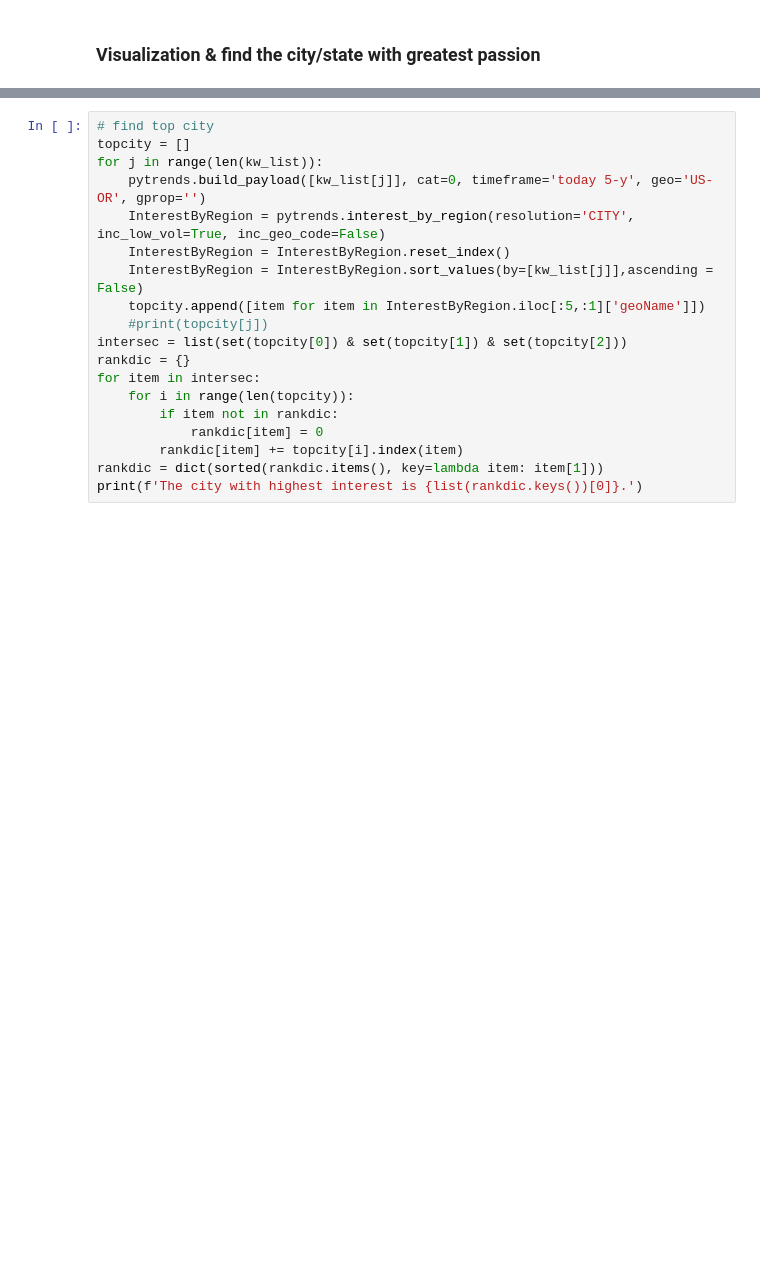
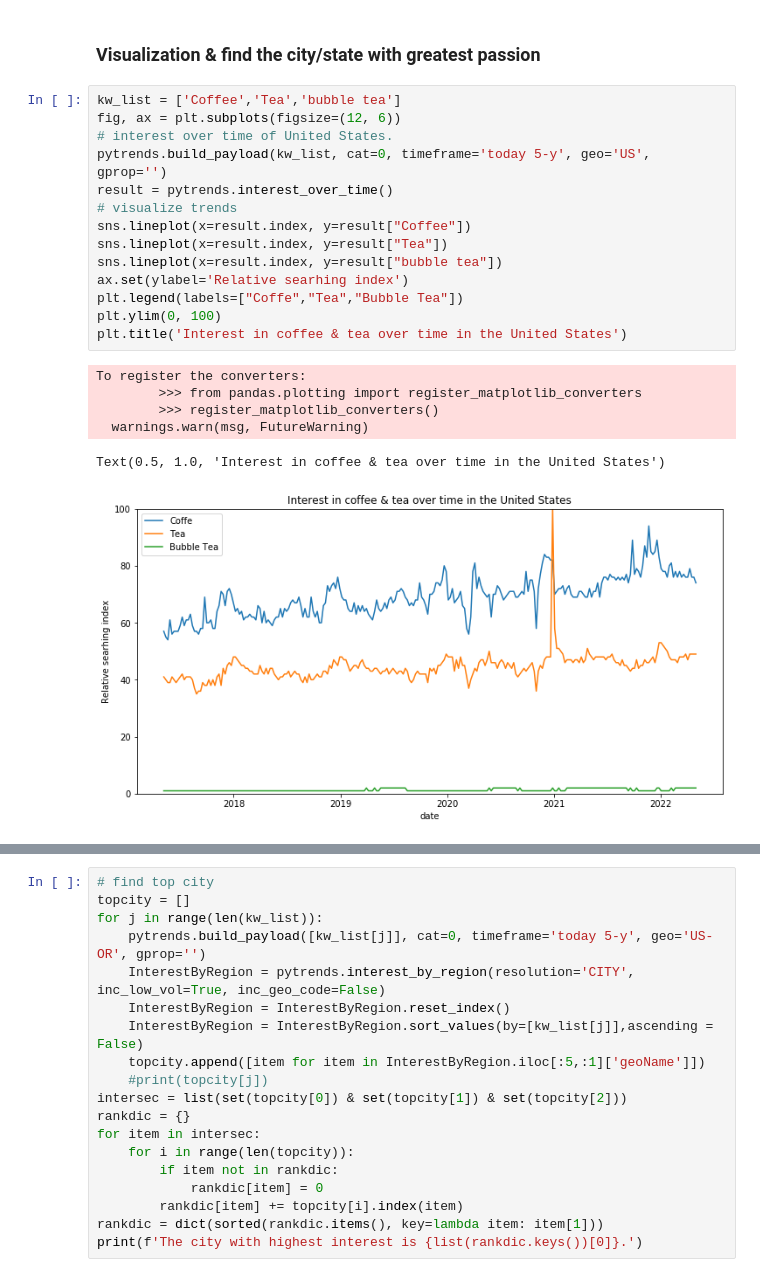
Before and after one commit to kaiwenh4/Stat170-Project, a Jupyter notebook: google_trend/Google_trend.ipynb, the cells around one changed output, grey strips where cells are left out. Cells and saved outputs as stored; diff of their text form; blank space fills up the shorter version.

```diff
--- a/google_trend/Google_trend.ipynb
+++ b/google_trend/Google_trend.ipynb
@@ -27,3 +27,24 @@ pytrends = TrendReq(hl='en-US', tz = 360)
 #  backoff_factor=0.1, requests_args={'verify':False})
 # %% [markdown]
 ### Visualization & find the city/state with greatest passion
+# %%
+kw_list = ['Coffee','Tea','bubble tea']
+fig, ax = plt.subplots(figsize=(12, 6))
+# interest over time of United States.
+pytrends.build_payload(kw_list, cat=0, timeframe='today 5-y', geo='US', gprop='')
+result = pytrends.interest_over_time()
+# visualize trends
+sns.lineplot(x=result.index, y=result["Coffee"])
+sns.lineplot(x=result.index, y=result["Tea"])
+sns.lineplot(x=result.index, y=result["bubble tea"])
+ax.set(ylabel='Relative searhing index')
+plt.legend(labels=["Coffe","Tea","Bubble Tea"])
+plt.ylim(0, 100)
+plt.title('Interest in coffee & tea over time in the United States')
+# %% [output]
+To register the converters:
+        >>> from pandas.plotting import register_matplotlib_converters
+        >>> register_matplotlib_converters()
+  warnings.warn(msg, FutureWarning)
+Text(0.5, 1.0, 'Interest in coffee & tea over time in the United States')
+[figure, added]
```
Also changed, not shown: parts of 11 cells of this notebook, 3 other files.
